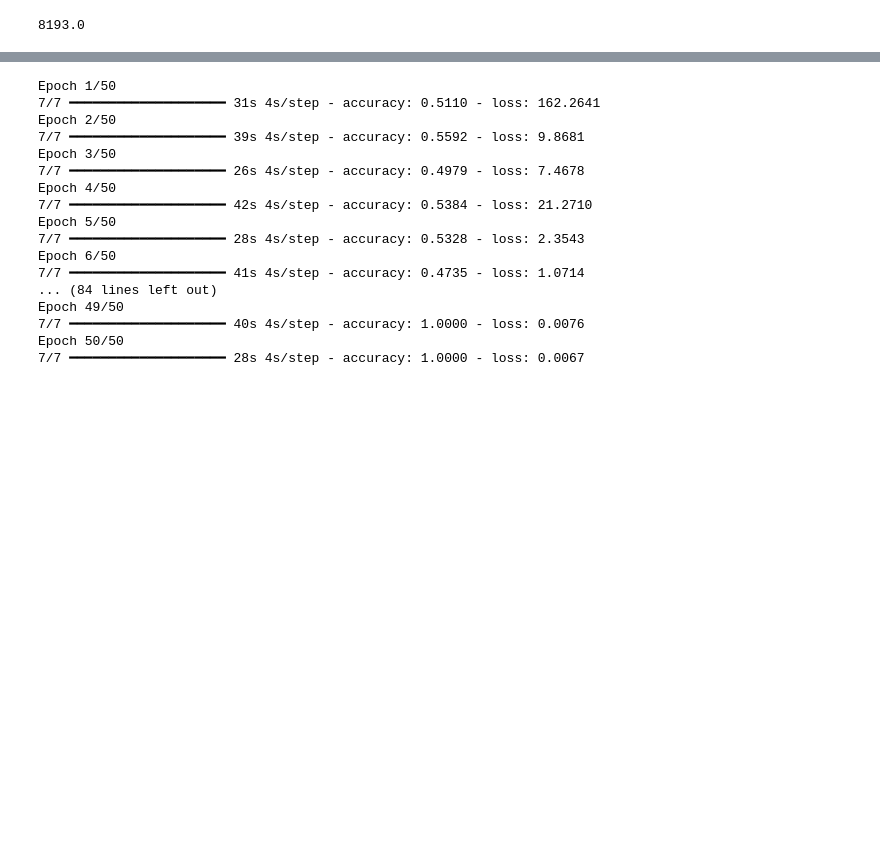
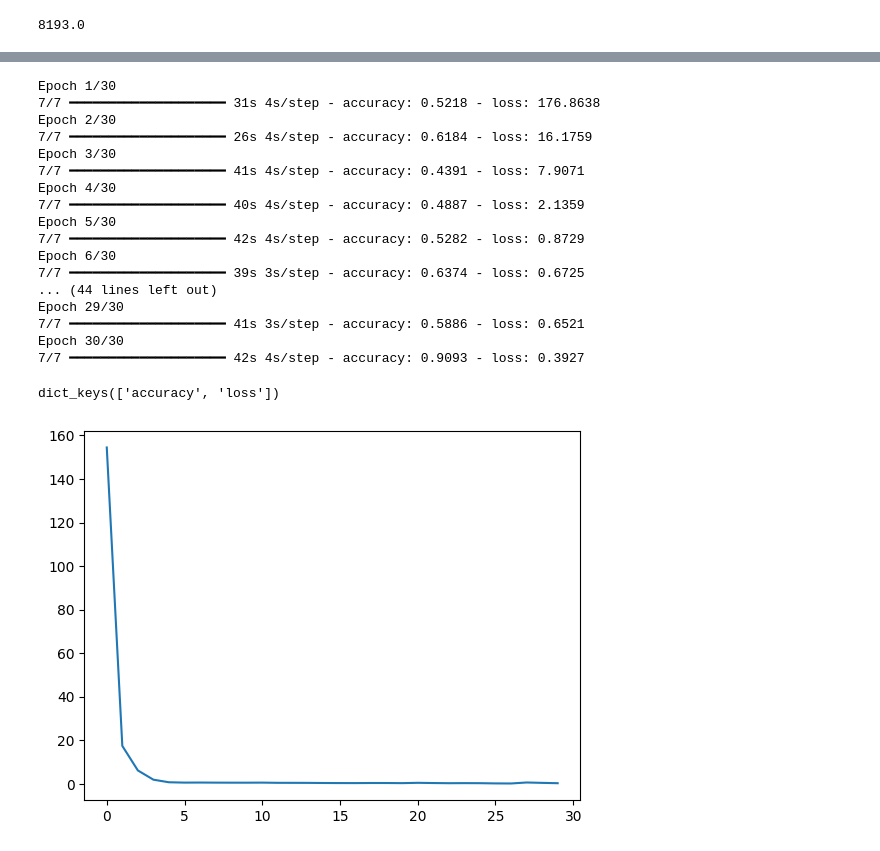
Before and after one commit to mohitrajparit/dsML_classification, a Jupyter notebook: neural_network01.ipynb, the cells around one changed output, grey strips where cells are left out. Drawn from its saved outputs; the diff is of its cells as text; code cells hidden in the pictures; blank space fills up the shorter version.

```diff
--- a/neural_network01.ipynb
+++ b/neural_network01.ipynb
@@ -218,22 +239,30 @@ Model: "sequential_1"
 # %%
 network1.compile(optimizer='Adam',loss='binary_crossentropy',metrics=['accuracy'])
 # %%
-history = network1.fit(X_train, y_train, epochs=50)
+history = network1.fit(X_train, y_train, epochs=30)
 # %% [output]
-Epoch 1/50
-7/7 ━━━━━━━━━━━━━━━━━━━━ 31s 4s/step - accuracy: 0.5110 - loss: 162.2641
-Epoch 2/50
-7/7 ━━━━━━━━━━━━━━━━━━━━ 39s 4s/step - accuracy: 0.5592 - loss: 9.8681
-Epoch 3/50
-7/7 ━━━━━━━━━━━━━━━━━━━━ 26s 4s/step - accuracy: 0.4979 - loss: 7.4678
-Epoch 4/50
-7/7 ━━━━━━━━━━━━━━━━━━━━ 42s 4s/step - accuracy: 0.5384 - loss: 21.2710
-Epoch 5/50
-7/7 ━━━━━━━━━━━━━━━━━━━━ 28s 4s/step - accuracy: 0.5328 - loss: 2.3543
-Epoch 6/50
-7/7 ━━━━━━━━━━━━━━━━━━━━ 41s 4s/step - accuracy: 0.4735 - loss: 1.0714
-... (84 lines left out)
-Epoch 49/50
-7/7 ━━━━━━━━━━━━━━━━━━━━ 40s 4s/step - accuracy: 1.0000 - loss: 0.0076
-Epoch 50/50
-7/7 ━━━━━━━━━━━━━━━━━━━━ 28s 4s/step - accuracy: 1.0000 - loss: 0.0067
+Epoch 1/30
+7/7 ━━━━━━━━━━━━━━━━━━━━ 31s 4s/step - accuracy: 0.5218 - loss: 176.8638
+Epoch 2/30
+7/7 ━━━━━━━━━━━━━━━━━━━━ 26s 4s/step - accuracy: 0.6184 - loss: 16.1759
+Epoch 3/30
+7/7 ━━━━━━━━━━━━━━━━━━━━ 41s 4s/step - accuracy: 0.4391 - loss: 7.9071
+Epoch 4/30
+7/7 ━━━━━━━━━━━━━━━━━━━━ 40s 4s/step - accuracy: 0.4887 - loss: 2.1359
+Epoch 5/30
+7/7 ━━━━━━━━━━━━━━━━━━━━ 42s 4s/step - accuracy: 0.5282 - loss: 0.8729
+Epoch 6/30
+7/7 ━━━━━━━━━━━━━━━━━━━━ 39s 3s/step - accuracy: 0.6374 - loss: 0.6725
+... (44 lines left out)
+Epoch 29/30
+7/7 ━━━━━━━━━━━━━━━━━━━━ 41s 3s/step - accuracy: 0.5886 - loss: 0.6521
+Epoch 30/30
+7/7 ━━━━━━━━━━━━━━━━━━━━ 42s 4s/step - accuracy: 0.9093 - loss: 0.3927
+# %%
+history.history.keys()
+# %% [output]
+dict_keys(['accuracy', 'loss'])
+# %%
+plt.plot(history.history['loss']);
+# %% [output]
+[figure, added]
```
Also changed, not shown: parts of 16 cells of this notebook.
